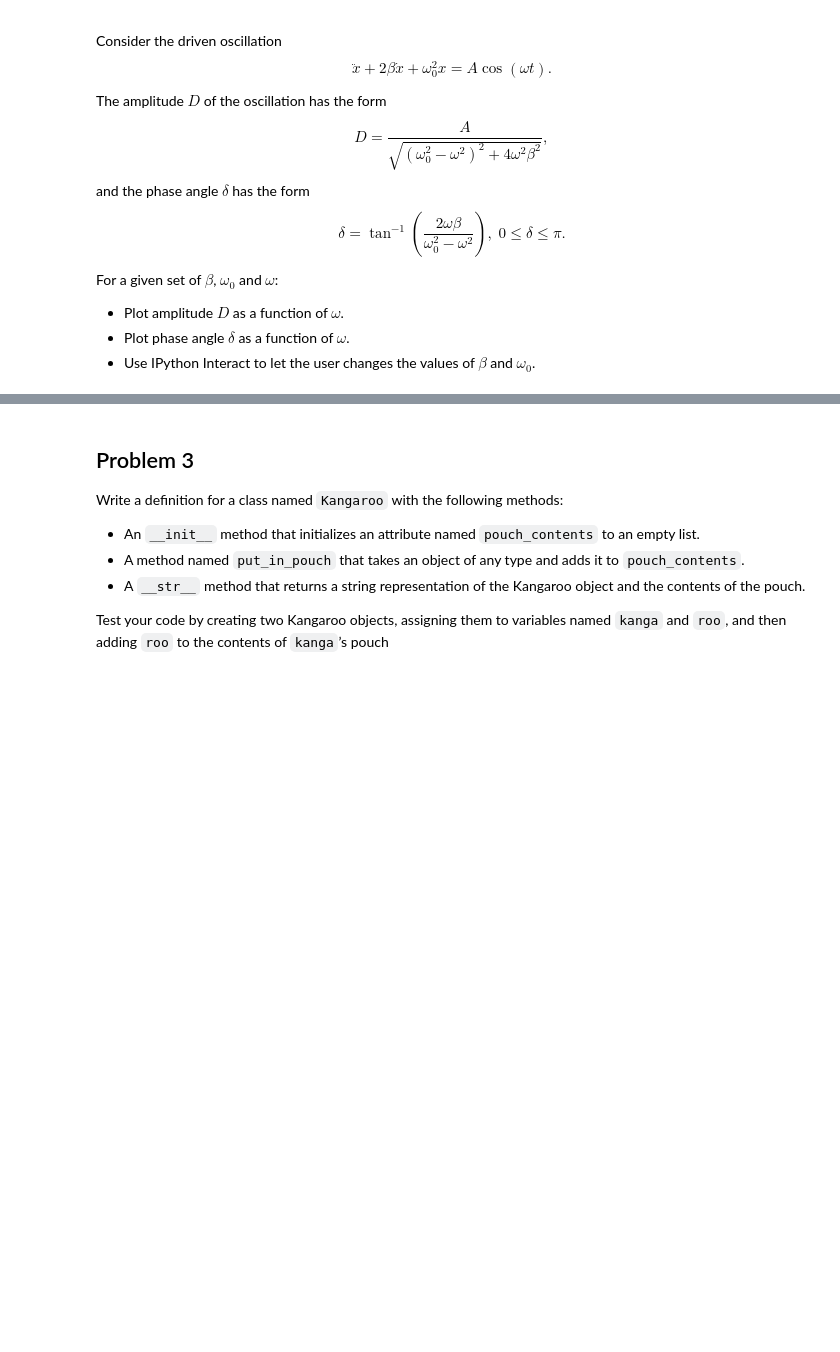
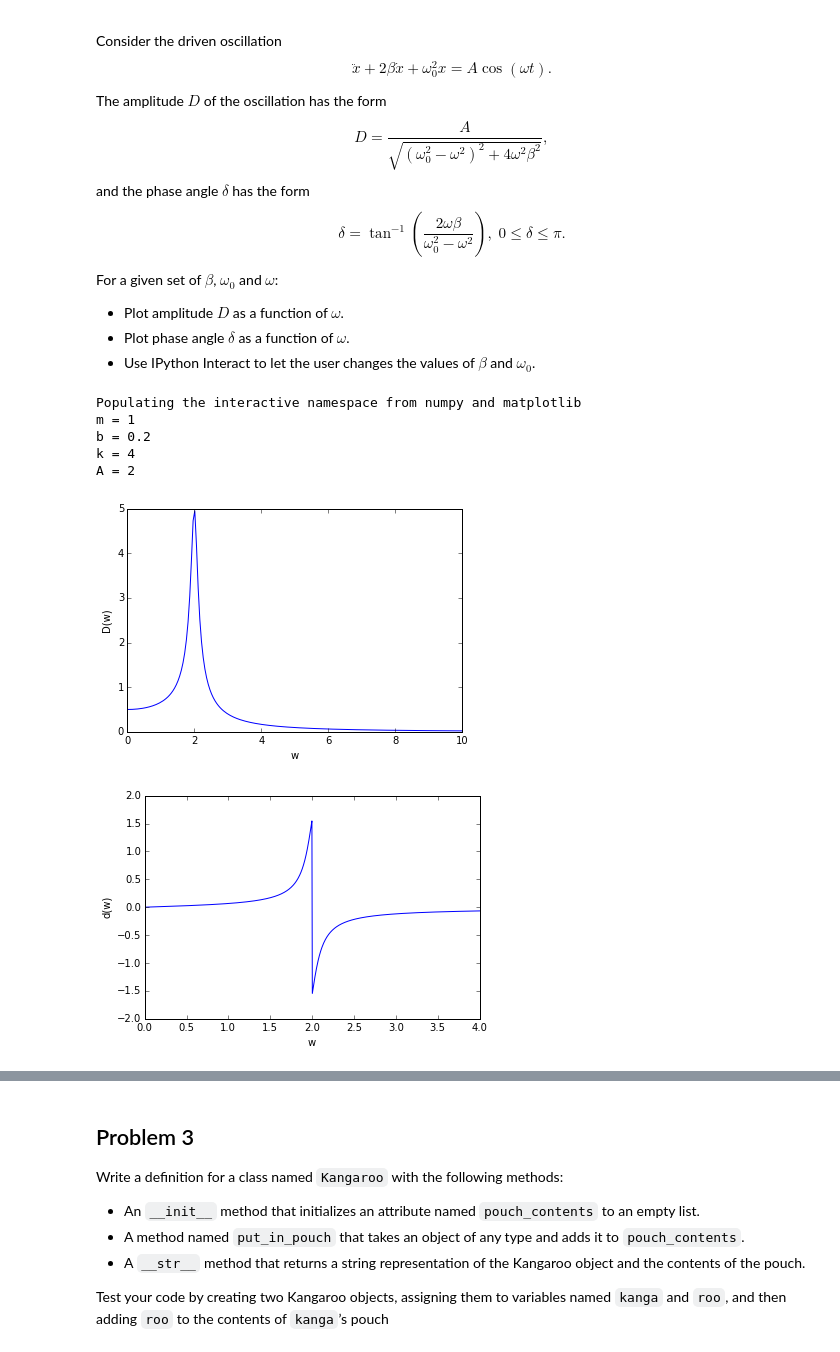
Before and after one commit to pcchen/NTHU10320PHYS290000, a Jupyter notebook: student/102022127/Homework5.ipynb, the cells around one changed output, grey strips where cells are left out. Cells and saved outputs as stored; diff of their text form; code cells hidden in the pictures; blank space fills up the shorter version.

```diff
--- a/student/102022127/Homework5.ipynb
+++ b/student/102022127/Homework5.ipynb
@@ -150,0 +149,36 @@ For a given set of $\beta$, $\omega_0$ and $\omega$:
+# %%
+# Problem 2-1
+%pylab inline
+?figure
+m = float(raw_input('m = '))
+b = float(raw_input('b = '))
+k = float(raw_input('k = '))
+A = float(raw_input('A = '))
+w0 = sqrt(k/m)
+B = b / (2*m)
+
+def D(w):
+    return A / (sqrt((w0**2 - w**2)**2 + 4*(w**2)*(B**2)))
+
+def d(w):
+    return arctan(2*w*B/(w0**2-w**2))
+
+w1 = linspace(0, 10, 200)
+plot(w1,D(w1))
+xlabel('w')
+ylabel('D(w)')
+show()
+
+w2 = linspace(0, 4, 800)
+plot(w2,d(w2))
+xlabel('w')
+ylabel('d(w)')
+show()
+# %% [output]
+Populating the interactive namespace from numpy and matplotlib
+m = 1
+b = 0.2
+k = 4
+A = 2
+[figure, added]
+[figure, added]
```
Also changed, not shown: parts of 11 cells of this notebook.
